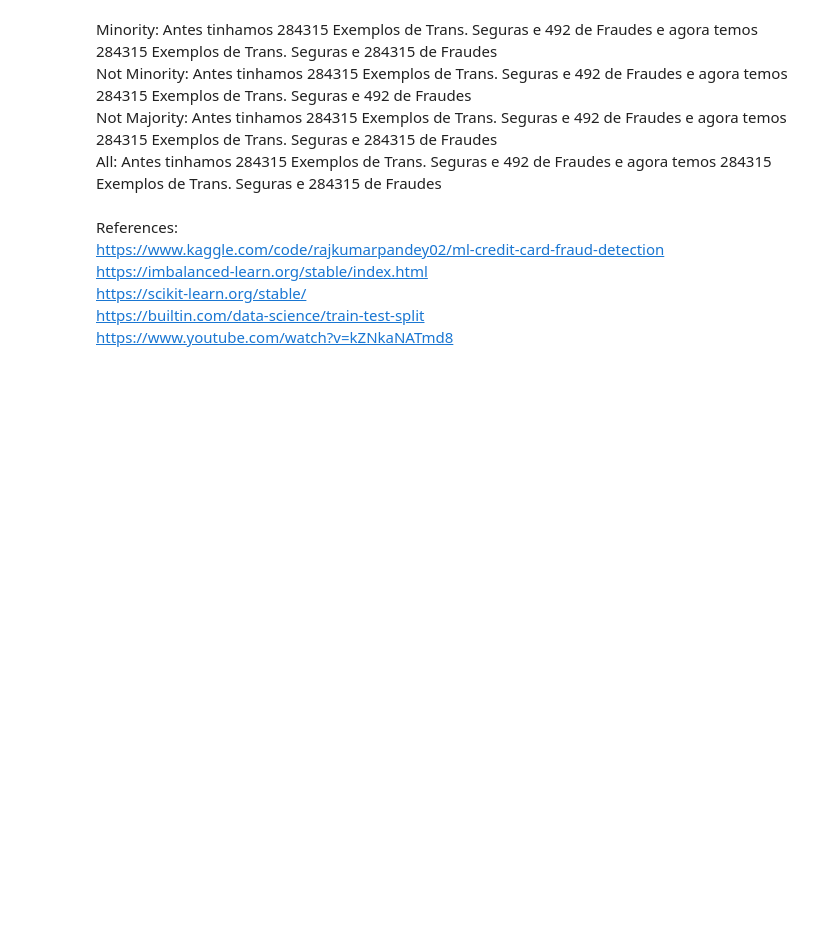
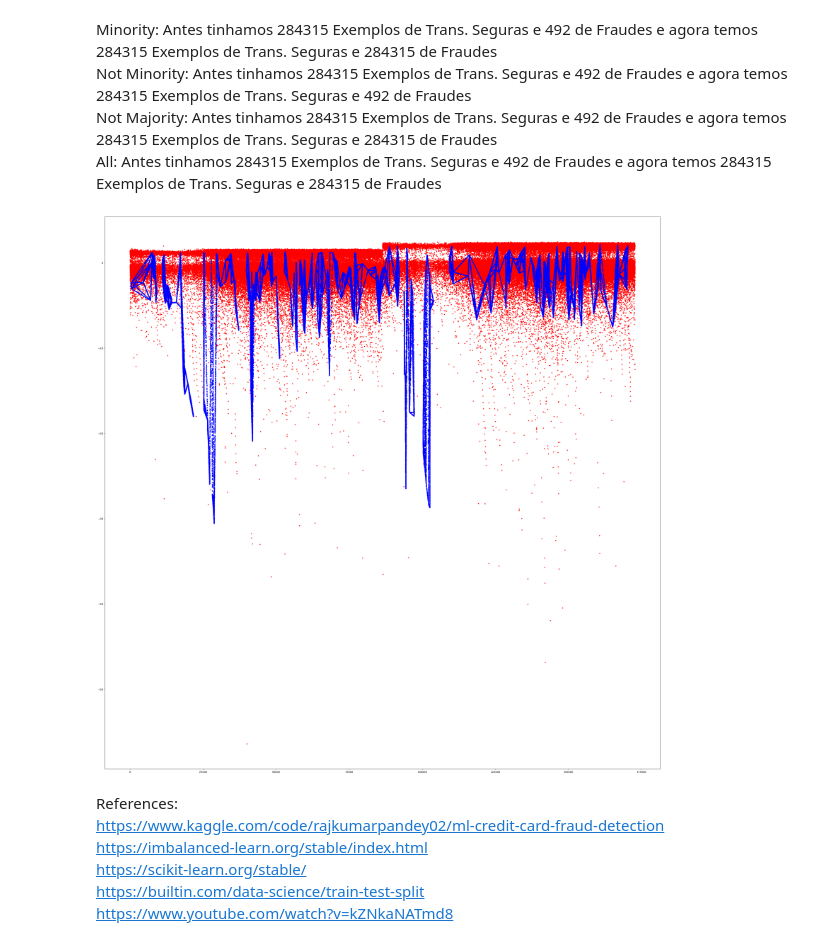
Before and after one commit to GMgoes/data-science-kaggle, a Jupyter notebook: notebook20bd4f0fb2.ipynb, the cells around one changed output. Drawn from its saved outputs; the diff is of its cells as text; code cells hidden in the pictures; blank space fills up the shorter version.

```diff
--- a/notebook20bd4f0fb2.ipynb
+++ b/notebook20bd4f0fb2.ipynb
@@ -105,10 +115,13 @@ Not Minority: Antes tinhamos 284315 Exemplos de Trans. Seguras e 492 de Fraudes
 Not Majority: Antes tinhamos 284315 Exemplos de Trans. Seguras e 492 de Fraudes e agora temos 284315 Exemplos de Trans. Seguras e 284315 de Fraudes  <br>
 All: Antes tinhamos 284315 Exemplos de Trans. Seguras e 492 de Fraudes e agora temos 284315 Exemplos de Trans. Seguras e 284315 de Fraudes
 # %%
-# Plotar os dados
+# Plot the data
+plt.figure(figsize = (40, 40))
 plt.plot(X_smote[y_smote == 0,0],X_smote[y_smote == 0,1],'.r');
 plt.plot(X_smote[y_smote == 1,0],X_smote[y_smote == 1,1],'.b');
 plt.show();
+# %% [output]
+[figure, added]
 # %%
 # TTS (Train Test Split) X_train, X_test, y_train, y_test (Divisão dos dados para treino e para teste)
 # X = df.drop(['Class'], axis = 1);
```
Also changed, not shown: parts of 7 cells of this notebook.
